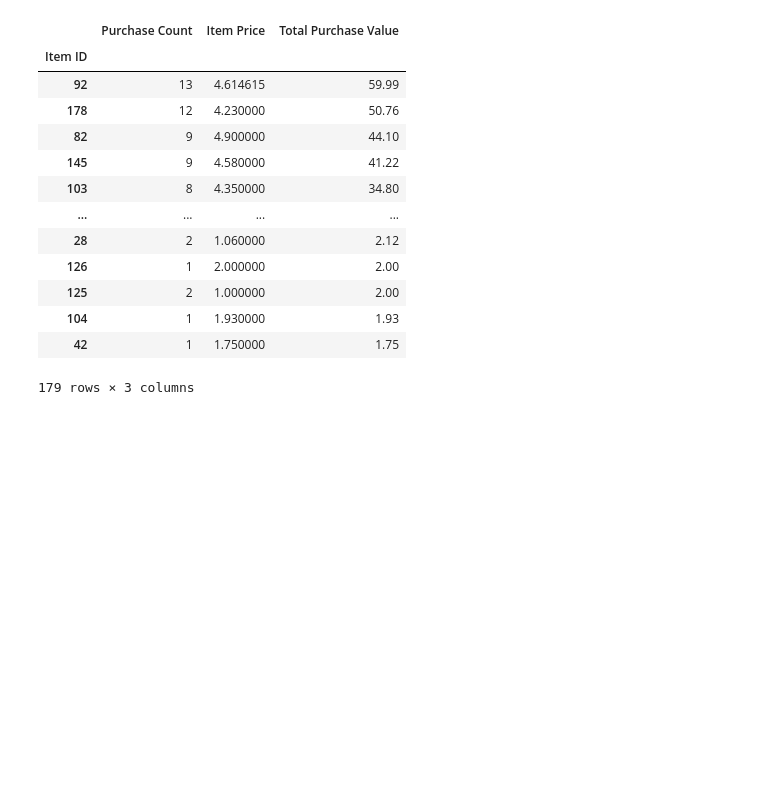
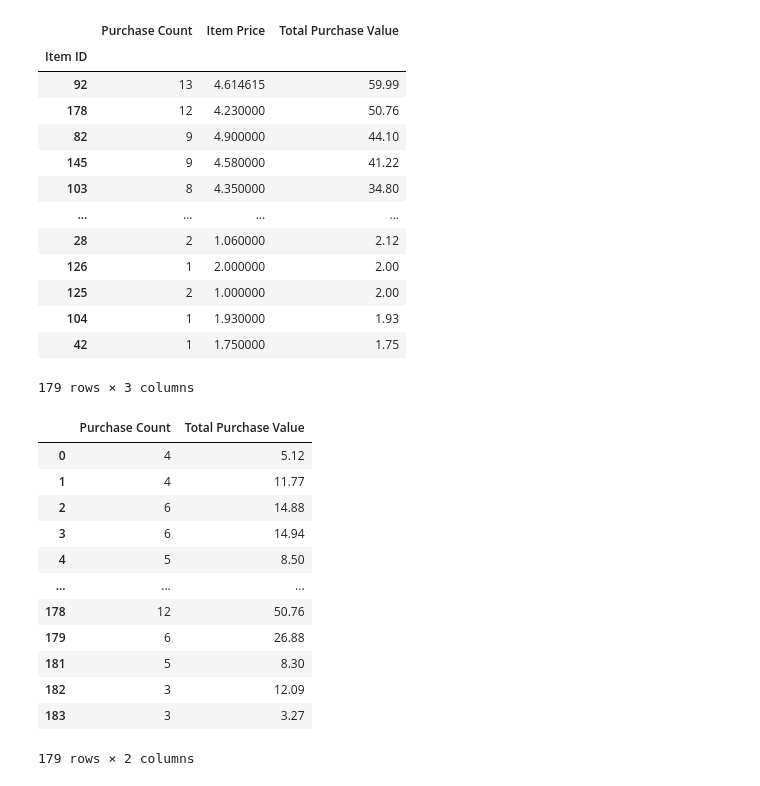
Before and after one commit to g-sloup/pandas-challenge, a Jupyter notebook: pandas-challenge.ipynb, the cells around one changed output. Cells and saved outputs as stored; diff of their text form; code cells hidden in the pictures; blank space fills up the shorter version.

```diff
--- a/pandas-challenge.ipynb
+++ b/pandas-challenge.ipynb
@@ -337,3 +364,28 @@ profitable_item_df
 | 104 | 1 | 1.930000 | 1.93 |
 | 42 | 1 | 1.750000 | 1.75 |
 179 rows × 3 columns
+# %%
+purchase_count = item_price_df["Item ID"].value_counts()
+
+total_value = item_price_df.groupby("Item ID").sum()["Price"].rename("Total Purchase Value")
+
+item_calcs_df = pd.DataFrame({"Item ID": Purchase Count": purchase_count,
+                                "Total Purchase Value": total_value
+                               })
+
+
+item_calcs_df
+# %% [output]
+|  | Purchase Count | Total Purchase Value |
+| 0 | 4 | 5.12 |
+| 1 | 4 | 11.77 |
+| 2 | 6 | 14.88 |
+| 3 | 6 | 14.94 |
+| 4 | 5 | 8.50 |
+| ... | ... | ... |
+| 178 | 12 | 50.76 |
+| 179 | 6 | 26.88 |
+| 181 | 5 | 8.30 |
+| 182 | 3 | 12.09 |
+| 183 | 3 | 3.27 |
+179 rows × 2 columns
```
Also changed, not shown: parts of 5 cells of this notebook, 2 other files.
